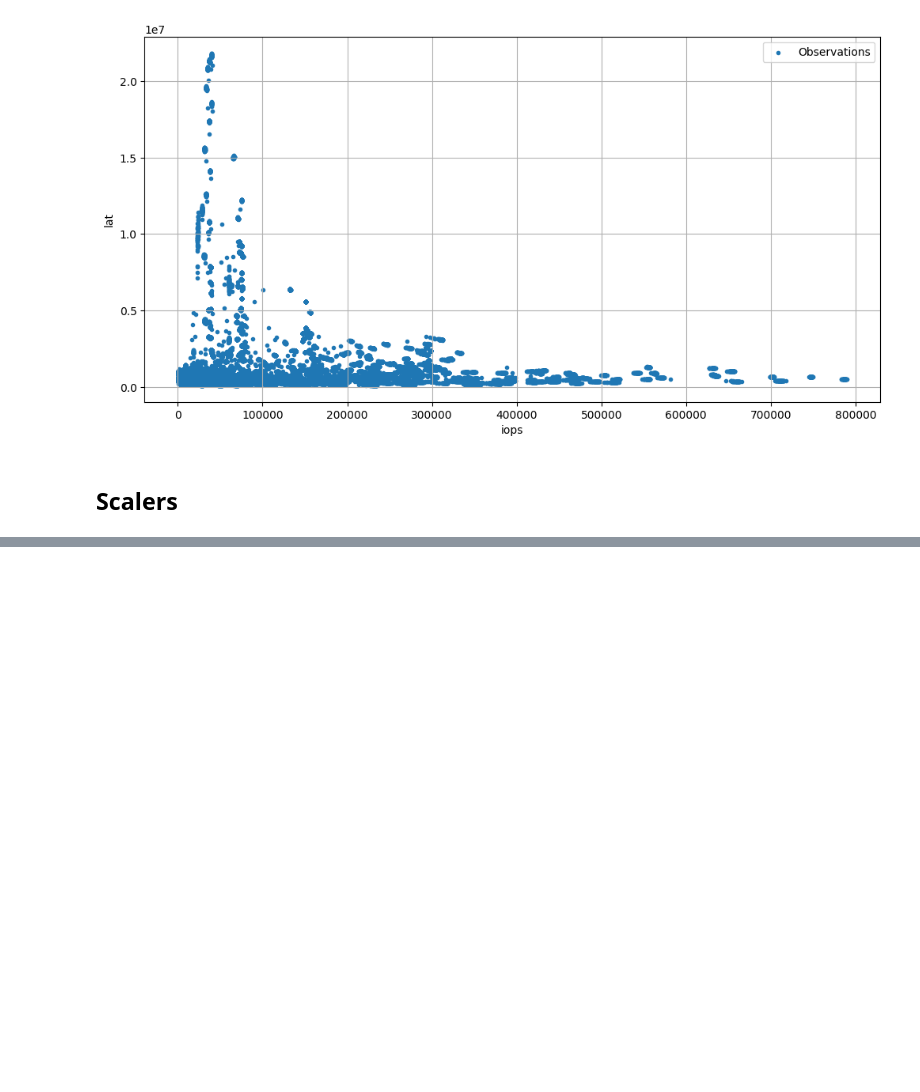
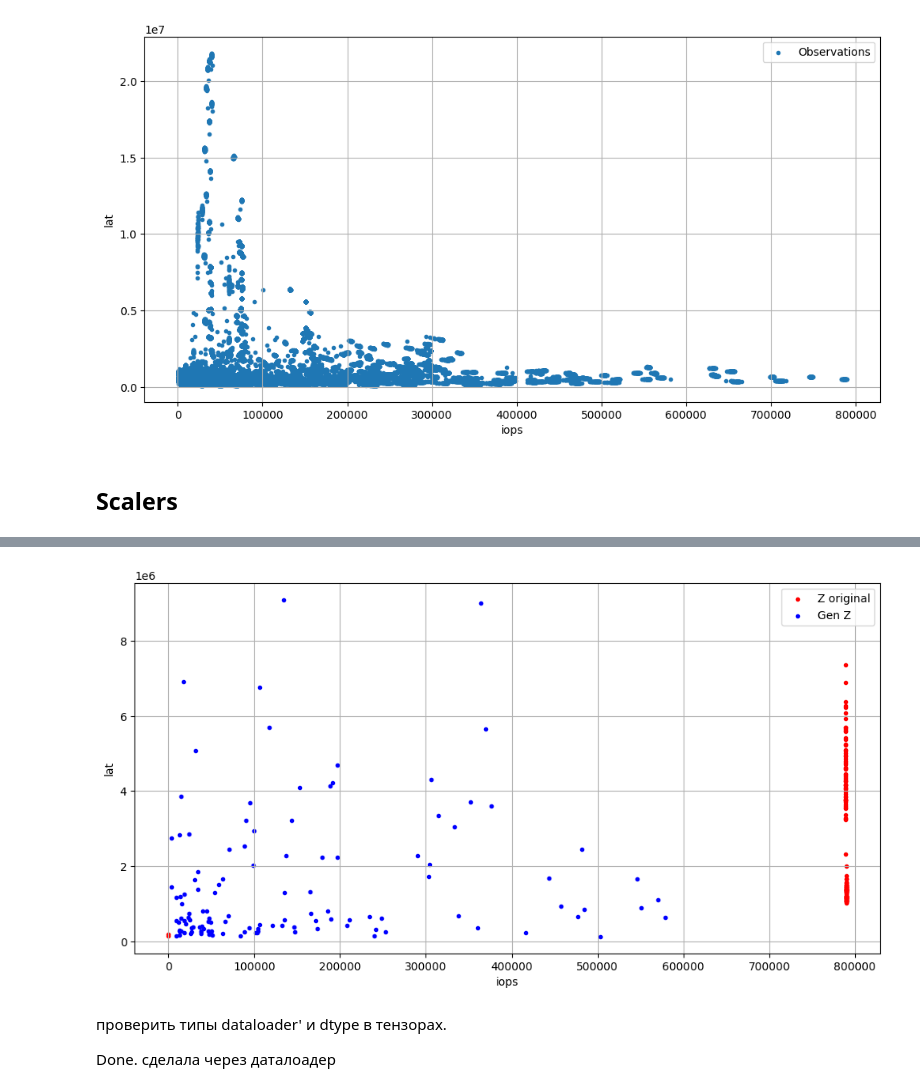
Before and after one commit to juliajones17/reliable_modeling, a Jupyter notebook: notebooks/proj.ipynb, the cells around one changed output, grey strips where cells are left out. Saved outputs shown, nothing was run; the diff lists cells and outputs as text; code cells hidden in the pictures; blank space fills up the shorter version.

```diff
--- a/notebooks/proj.ipynb
+++ b/notebooks/proj.ipynb
@@ -1634,0 +276,17 @@ plt.show()
+# %%
+plt.figure(figsize=(12, 6))
+
+plt.scatter(ztotal_iops[2], ztotal_lat[2], marker='.', label='Z original', color='red', linewidth=1)
+plt.scatter(zgen_iops[2], zgen_lat[2], marker='.', label='Gen Z', color='blue', linewidth=1)
+
+plt.xlabel("iops")
+plt.ylabel("lat")
+plt.grid()
+plt.legend()
+plt.show()
+# %% [output]
+[figure, added]
+# %% [markdown]
+проверить типы dataloader' и dtype в тензорах.
+
+Done. сделала через даталоадер
```
Also changed, not shown: parts of 327 cells of this notebook.
